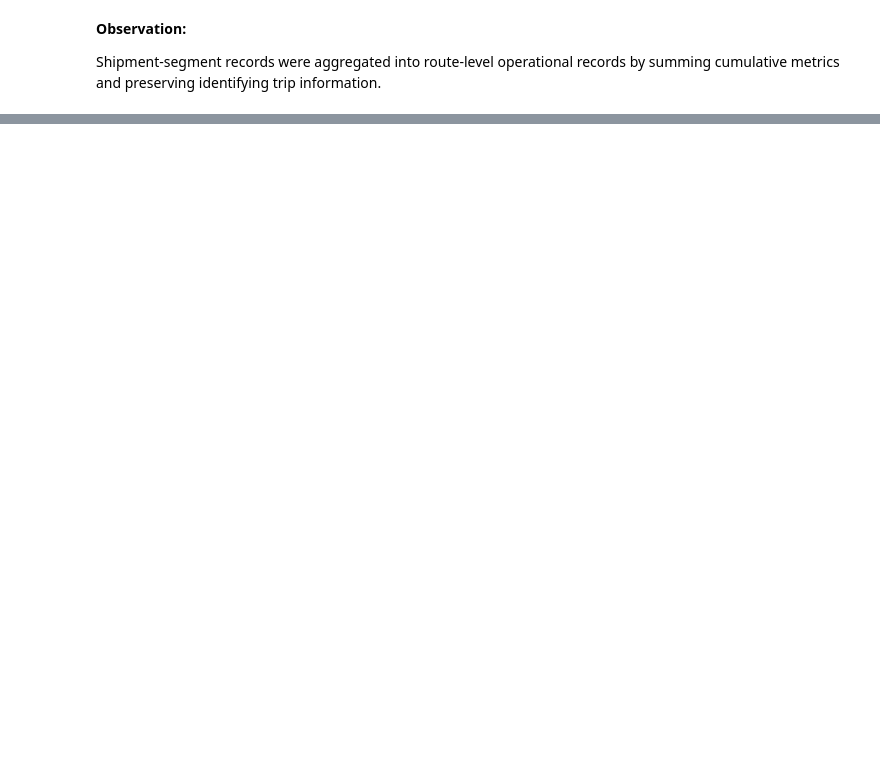
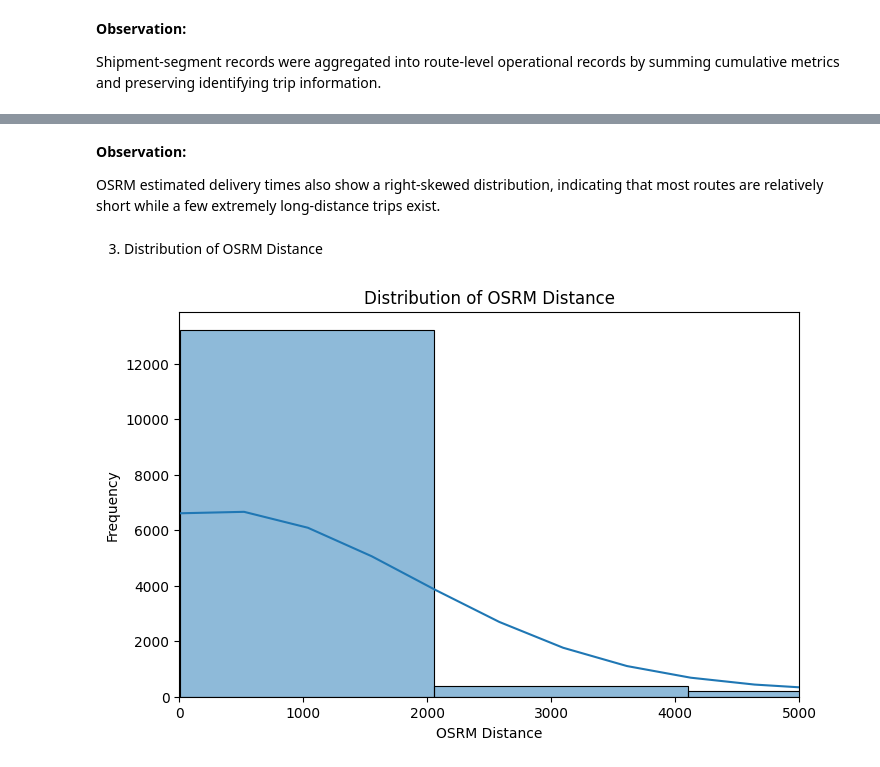
Before and after one commit to shreyankaul/scaler, a Jupyter notebook: Delhivery.ipynb, the cells around one changed output, grey strips where cells are left out. Cells and saved outputs as stored; diff of their text form; code cells hidden in the pictures; blank space fills up the shorter version.

```diff
--- a/Delhivery.ipynb
+++ b/Delhivery.ipynb
@@ -440,0 +583,24 @@ Shipment-segment records were aggregated into route-level operational records by
+# %% [markdown]
+**Observation:**
+
+OSRM estimated delivery times also show a right-skewed distribution, indicating that most routes are relatively short while a few extremely long-distance trips exist.
+# %% [markdown]
+3. Distribution of OSRM Distance
+# %%
+plt.figure(figsize=(8,5))
+
+sns.histplot(
+    trip_df['osrm_distance'],
+    kde=True,
+    bins=50
+)
+
+plt.xlim(0, 5000)
+
+plt.title('Distribution of OSRM Distance')
+plt.xlabel('OSRM Distance')
+plt.ylabel('Frequency')
+
+plt.show()
+# %% [output]
+[figure, added]
```
Also changed, not shown: parts of 100 cells of this notebook.
